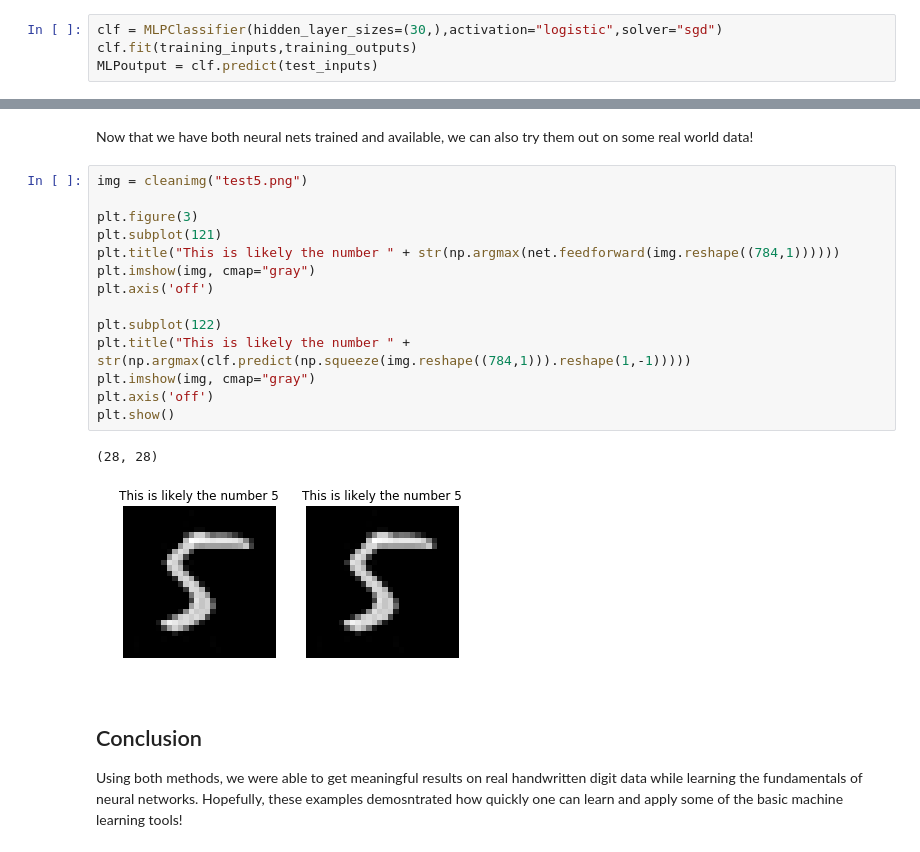
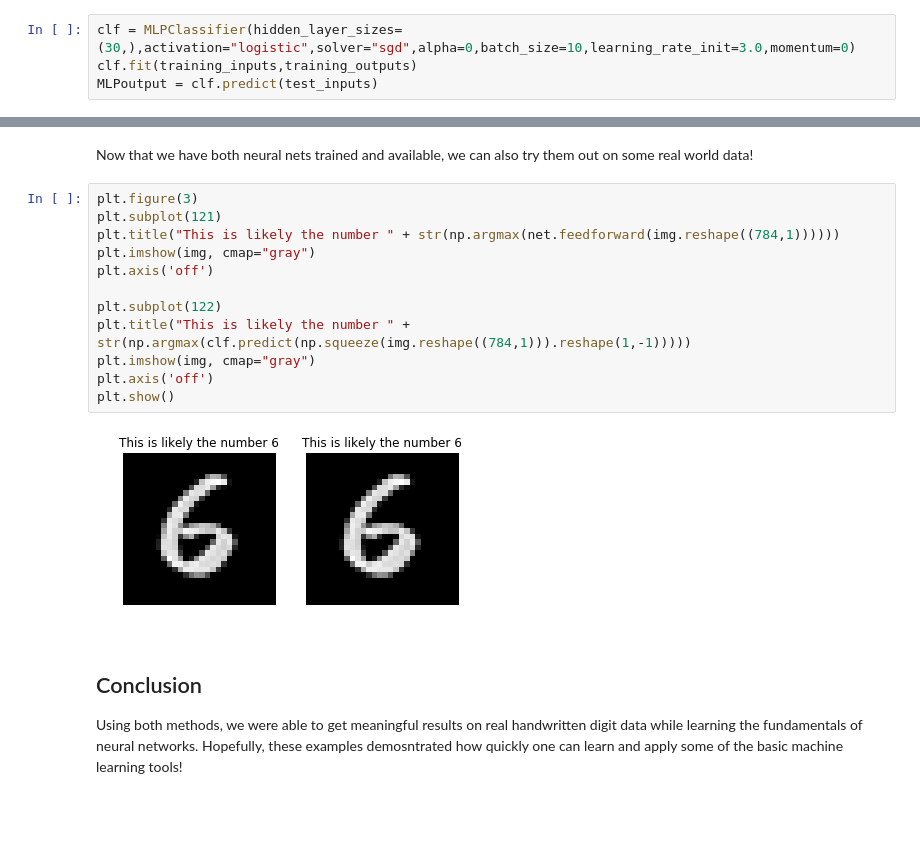
Before and after one commit to cloud-coder/cascon-2017-neural-networks, a Jupyter notebook: neural-network/CASCON Introduction to Neural Networks-Solutions.ipynb, the cells around one changed output, grey strips where cells are left out. Cells and saved outputs as stored; diff of their text form; blank space fills up the shorter version.

```diff
--- a/neural-network/CASCON Introduction to Neural Networks-Solutions.ipynb
+++ b/neural-network/CASCON Introduction to Neural Networks-Solutions.ipynb
@@ -113,7 +113,7 @@ test_outputs = [np.squeeze(x) for x in molded_data[1]]
 # %% [markdown]
 We train the neural network using the same kinds of parameters as in the teaching example, and the same number of neurons, activation function, and optimization solver
 # %%
-clf = MLPClassifier(hidden_layer_sizes=(30,),activation="logistic",solver="sgd")
+clf = MLPClassifier(hidden_layer_sizes=(30,),activation="logistic",solver="sgd",alpha=0,batch_size=10,learning_rate_init=3.0,momentum=0)
 clf.fit(training_inputs,training_outputs)
 MLPoutput = clf.predict(test_inputs)
 # %% [markdown]
@@ -141,22 +141,19 @@ plt.show()
 # %% [markdown]
 Now that we have both neural nets trained and available, we can also try them out on some real world data!
 # %%
-img = cleanimg("test5.png")
-
 plt.figure(3)
 plt.subplot(121)
 plt.title("This is likely the number " + str(np.argmax(net.feedforward(img.reshape((784,1))))))
 plt.imshow(img, cmap="gray")
 plt.axis('off')
 
 plt.subplot(122)
 plt.title("This is likely the number " + str(np.argmax(clf.predict(np.squeeze(img.reshape((784,1))).reshape(1,-1)))))
 plt.imshow(img, cmap="gray")
 plt.axis('off')
 plt.show()
 # %% [output]
-(28, 28)
-[figure, old version]
+[figure, new version]
 # %% [markdown]
 ## Conclusion
 
```
Also changed, not shown: parts of 3 cells of this notebook, 4 other files.
